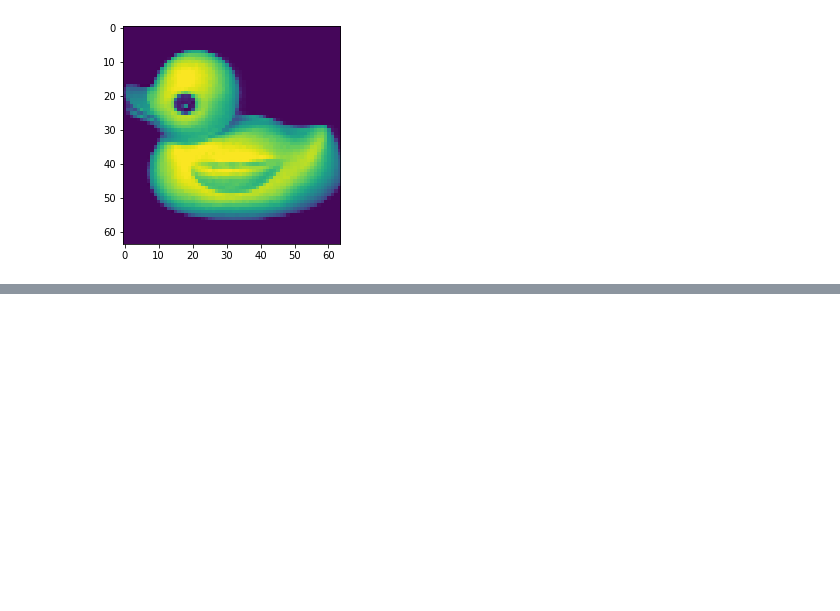
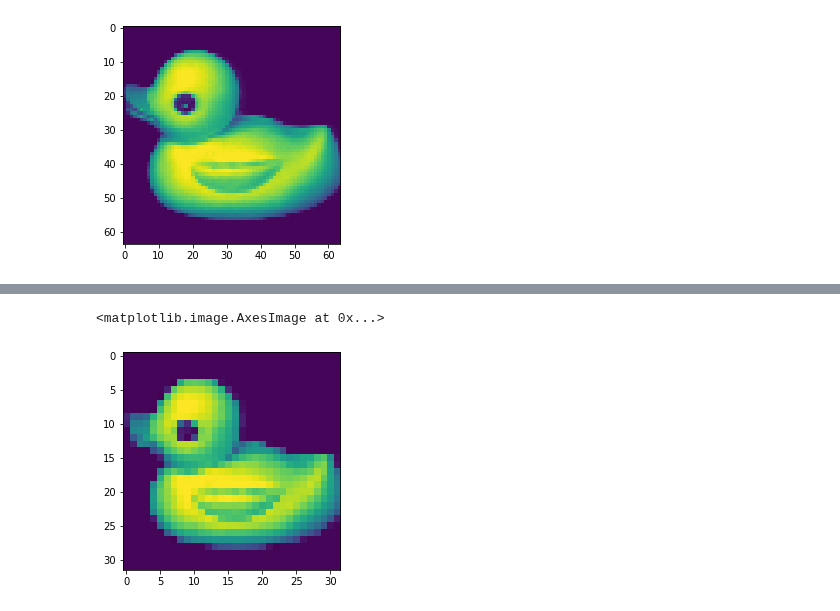
Before and after one commit to BaileyAndrew/antGLasso-Implementation, a Jupyter notebook: Python Implementation/Notebooks/coil.ipynb, the cells around one changed output, grey strips where cells are left out. Drawn from its saved outputs; the diff is of its cells as text; code cells hidden in the pictures; blank space fills up the shorter version.

```diff
--- a/Python Implementation/Notebooks/coil.ipynb
+++ b/Python Implementation/Notebooks/coil.ipynb
@@ -89,0 +110,9 @@ with plt.style.context('Solarize_Light2'):
+# %%
+duck_mat_ = np.array(
+    [np.array(Image.open(f))[::imsize_factor, ::imsize_factor].reshape(imsize**2) for f in files],
+    dtype=np.int16
+).reshape((20, 72, imsize, imsize))[10]
+plt.imshow(duck_mat_[0])
+# %% [output]
+<matplotlib.image.AxesImage at 0x...>
+[figure, added]
```
Also changed, not shown: parts of 5 cells of this notebook, 26 other files.
